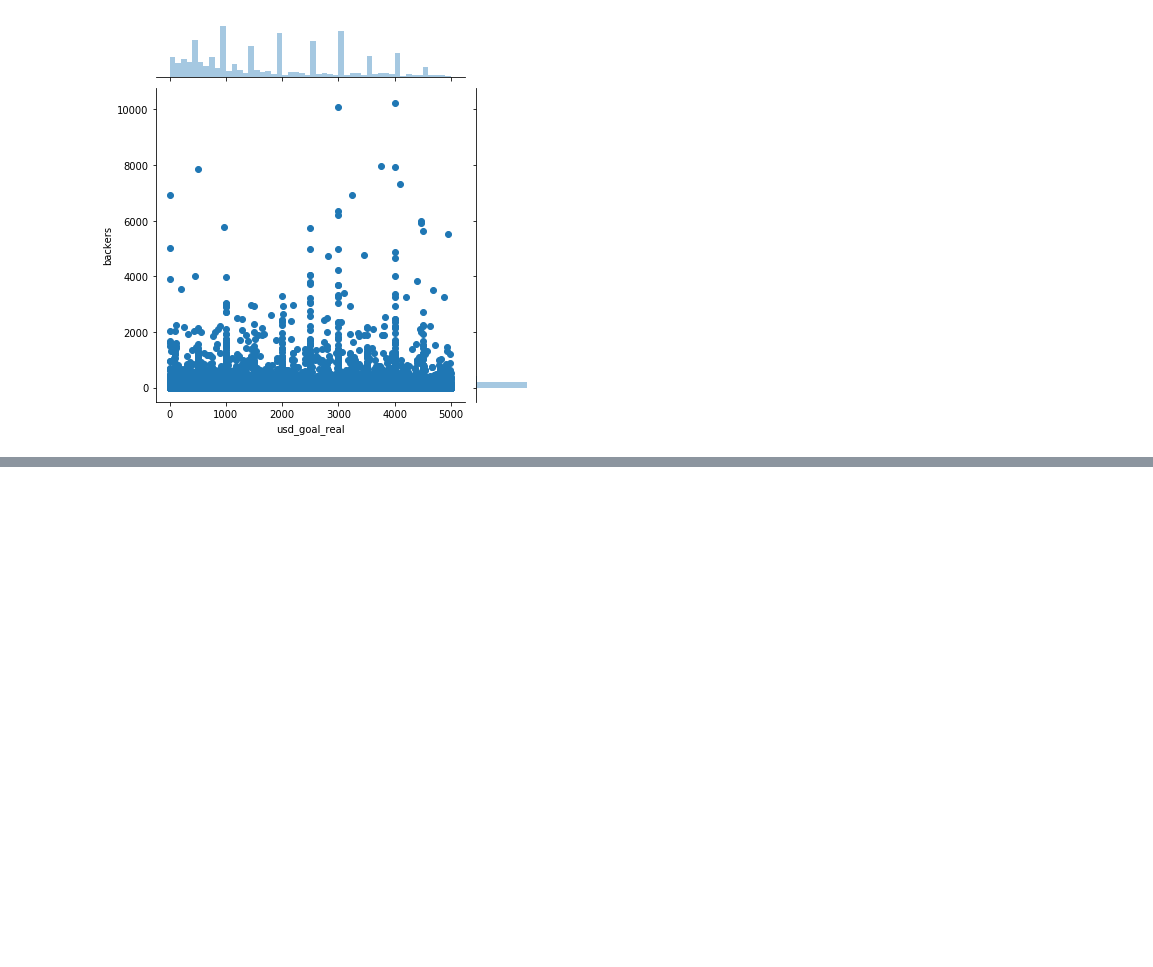
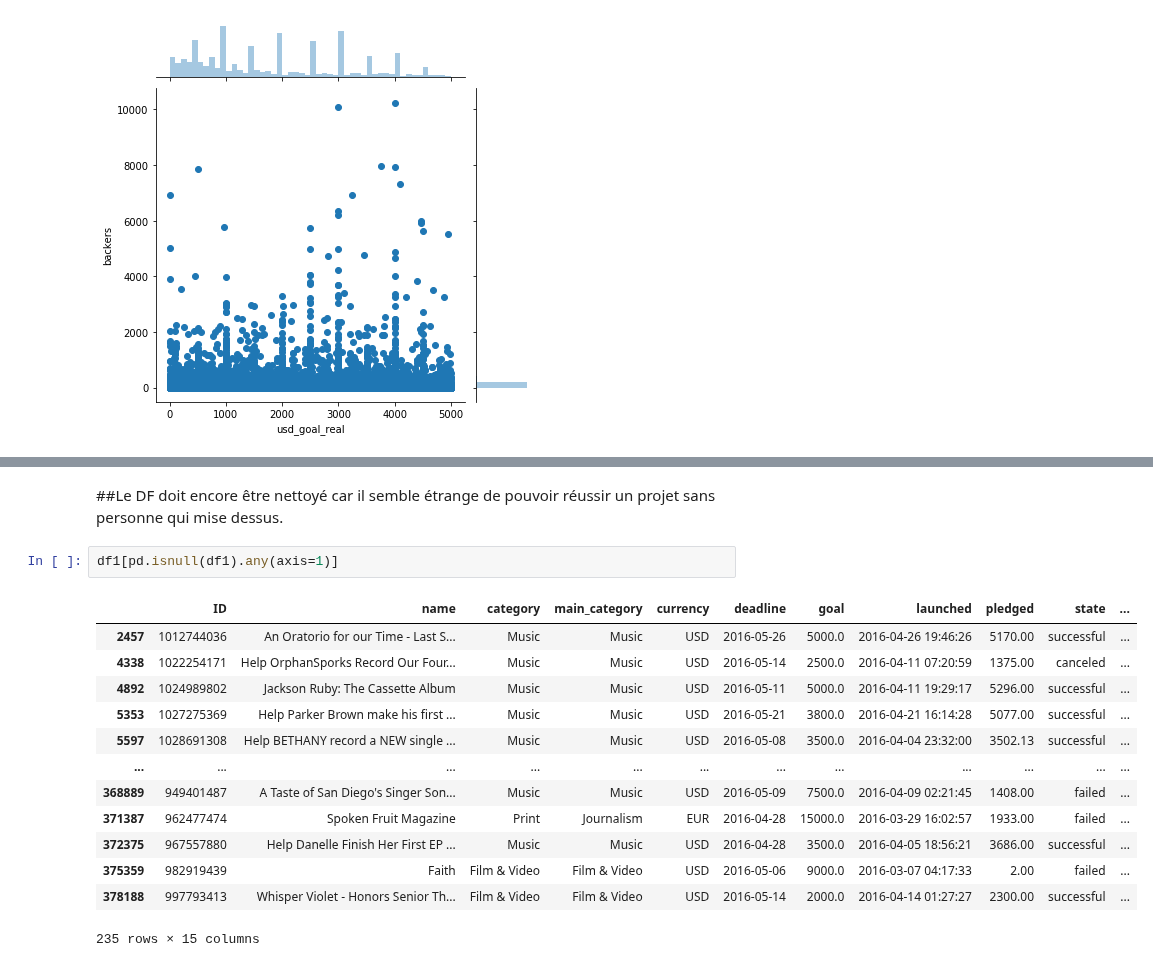
Before and after one commit to tbacha/DMML2019_Team_Apple, a Jupyter notebook: code/Kickstarter_notebook_Team_Apple.ipynb, the cells around one changed output, grey strips where cells are left out. Drawn from its saved outputs; the diff is of its cells as text; blank space fills up the shorter version.

```diff
--- a/code/Kickstarter_notebook_Team_Apple.ipynb
+++ b/code/Kickstarter_notebook_Team_Apple.ipynb
@@ -178,0 +201,18 @@ sns.jointplot(x="usd_goal_real", y="backers", data=df1[df1["usd_goal_real"]<5000
+# %% [markdown]
+##Le DF doit encore être nettoyé car il semble étrange de pouvoir réussir un projet sans personne qui mise dessus.
+# %%
+df1[pd.isnull(df1).any(axis=1)]
+# %% [output]
+|  | ID | name | category | main_category | currency | deadline | goal | launched | pledged | state | ... |
+| 2457 | 1012744036 | An Oratorio for our Time - Last S... | Music | Music | USD | 2016-05-26 | 5000.0 | 2016-04-26 19:46:26 | 5170.00 | successful | ... |
+| 4338 | 1022254171 | Help OrphanSporks Record Our Four... | Music | Music | USD | 2016-05-14 | 2500.0 | 2016-04-11 07:20:59 | 1375.00 | canceled | ... |
+| 4892 | 1024989802 | Jackson Ruby: The Cassette Album | Music | Music | USD | 2016-05-11 | 5000.0 | 2016-04-11 19:29:17 | 5296.00 | successful | ... |
+| 5353 | 1027275369 | Help Parker Brown make his first ... | Music | Music | USD | 2016-05-21 | 3800.0 | 2016-04-21 16:14:28 | 5077.00 | successful | ... |
+| 5597 | 1028691308 | Help BETHANY record a NEW single ... | Music | Music | USD | 2016-05-08 | 3500.0 | 2016-04-04 23:32:00 | 3502.13 | successful | ... |
+| ... | ... | ... | ... | ... | ... | ... | ... | ... | ... | ... | ... |
+| 368889 | 949401487 | A Taste of San Diego's Singer Son... | Music | Music | USD | 2016-05-09 | 7500.0 | 2016-04-09 02:21:45 | 1408.00 | failed | ... |
+| 371387 | 962477474 | Spoken Fruit Magazine | Print | Journalism | EUR | 2016-04-28 | 15000.0 | 2016-03-29 16:02:57 | 1933.00 | failed | ... |
+| 372375 | 967557880 | Help Danelle Finish Her First EP ... | Music | Music | USD | 2016-04-28 | 3500.0 | 2016-04-05 18:56:21 | 3686.00 | successful | ... |
+| 375359 | 982919439 | Faith | Film & Video | Film & Video | USD | 2016-05-06 | 9000.0 | 2016-03-07 04:17:33 | 2.00 | failed | ... |
+| 378188 | 997793413 | Whisper Violet - Honors Senior Th... | Film & Video | Film & Video | USD | 2016-05-14 | 2000.0 | 2016-04-14 01:27:27 | 2300.00 | successful | ... |
+235 rows × 15 columns
```
Also changed, not shown: parts of 4 cells of this notebook.
